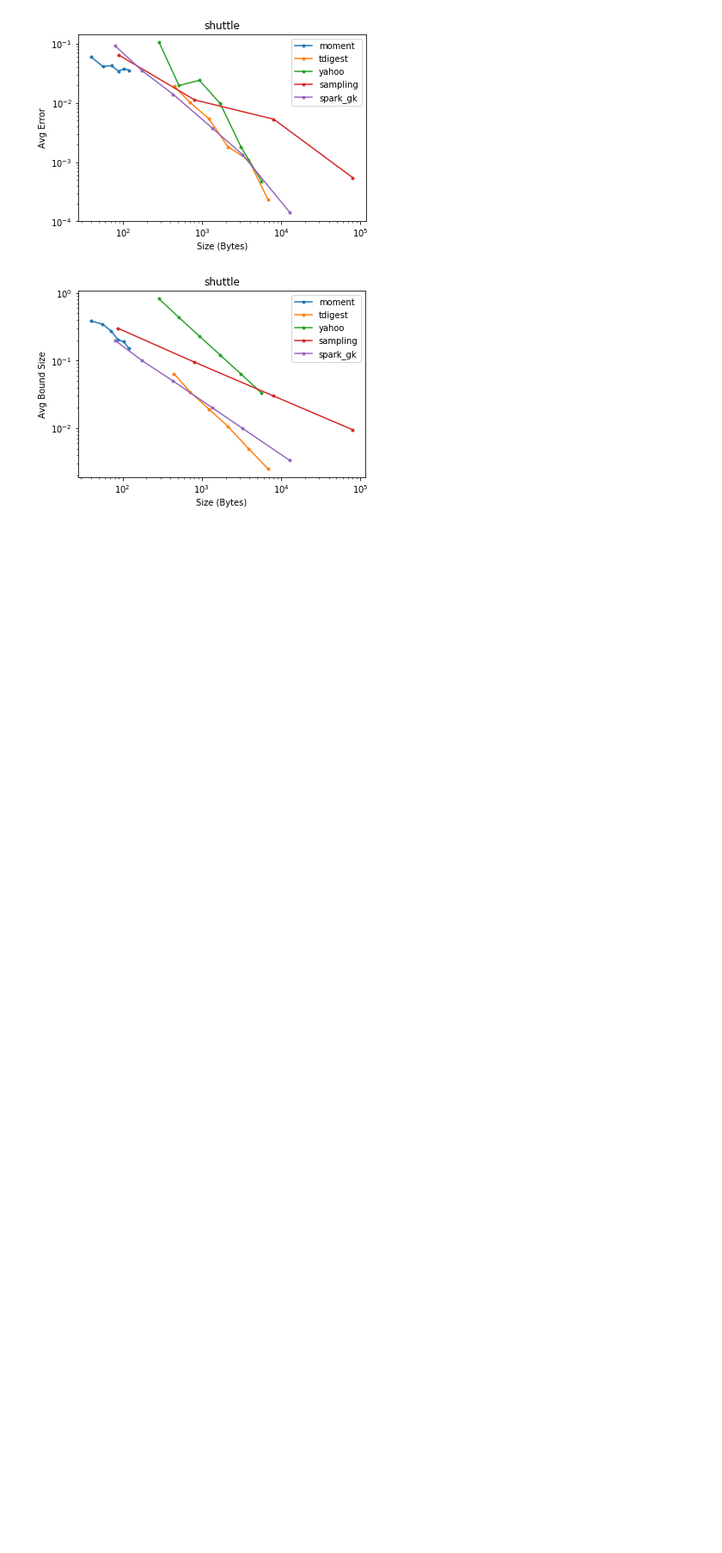
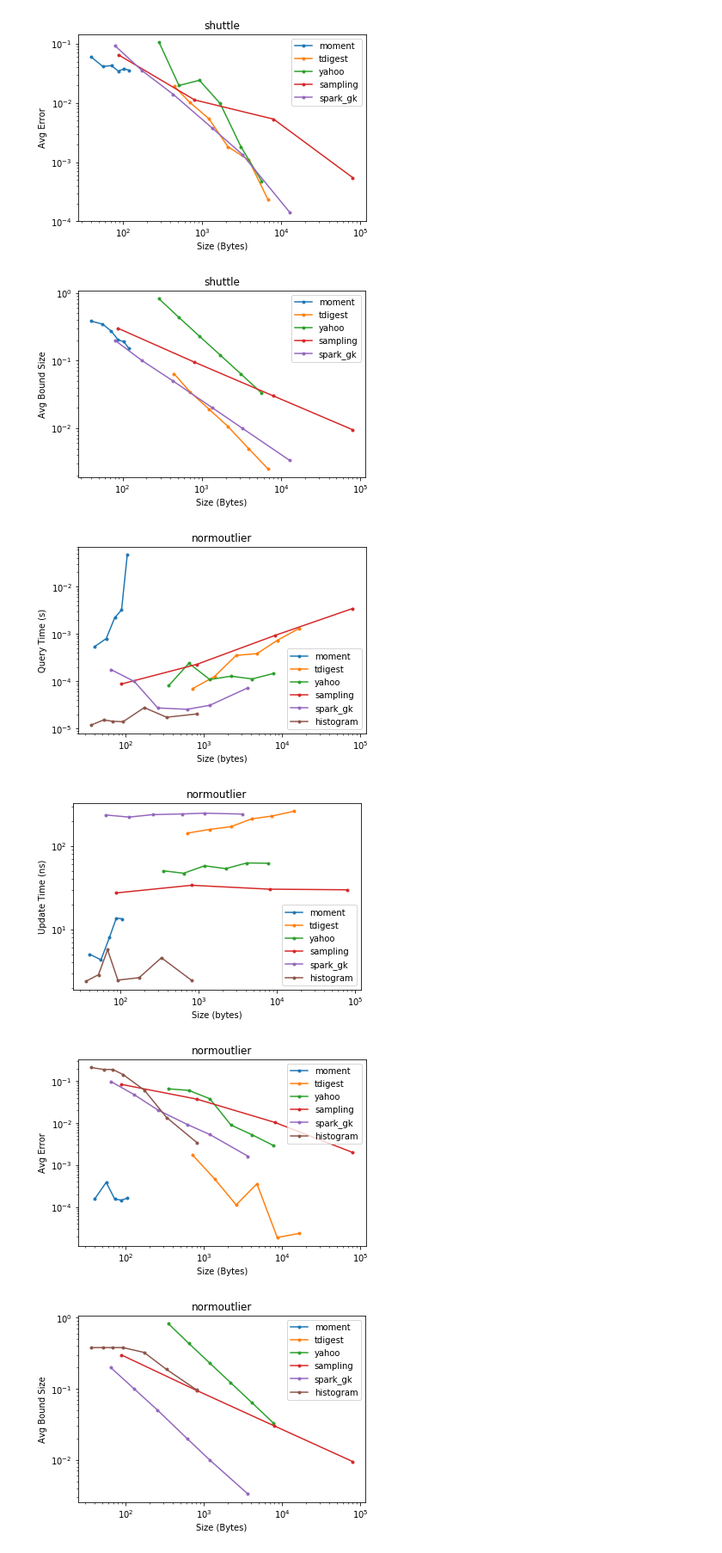
Before and after one commit to stanford-futuredata/msketch, a Jupyter notebook: analysis/Point Benchmark.ipynb, the cells around one changed output. Shown at 86% size. Drawn from its saved outputs; the diff is of its cells as text; code cells hidden in the pictures; blank space fills up the shorter version.

```diff
--- a/analysis/Point Benchmark.ipynb
+++ b/analysis/Point Benchmark.ipynb
@@ -20,7 +20,7 @@ def get_error(sorted_data, x, p, is_int=False):
     else:
         return 0.0
 # %%
-sketches = ["moment", "tdigest", "yahoo", "sampling", "spark_gk"]
+sketches = ["moment", "tdigest", "yahoo", "sampling", "spark_gk", "histogram"]
 # %%
 def gen_plots(df, sorted_data, name):
     dft = df[df["trial"] > 0].groupby(
@@ -133,6 +120,12 @@ dft = gen_plots(df, sorted_data, "shuttle")
 [figure]
 [figure]
 # %%
-df = pd.read_csv("../javamsketch/results/logmilan_point_1513717939.csv")
-orig_df = pd.read_csv("../../datasets/l_internet-mi-2013-11-01_09.csv")
-orig_data = orig_df["l_internet"]
+df = pd.read_csv("../javamsketch/results/normoutlier_point_1514662619.csv")
+orig_data = pd.read_csv("../../datasets/norm_outlier.csv", usecols=[0])["0"]
+sorted_data = np.sort(orig_data)
+dft = gen_plots(df, sorted_data, "normoutlier")
+# %% [output]
+[figure, added]
+[figure, added]
+[figure, added]
+[figure, added]
```
Also changed, not shown: parts of 4 cells of this notebook, 3 other files.
